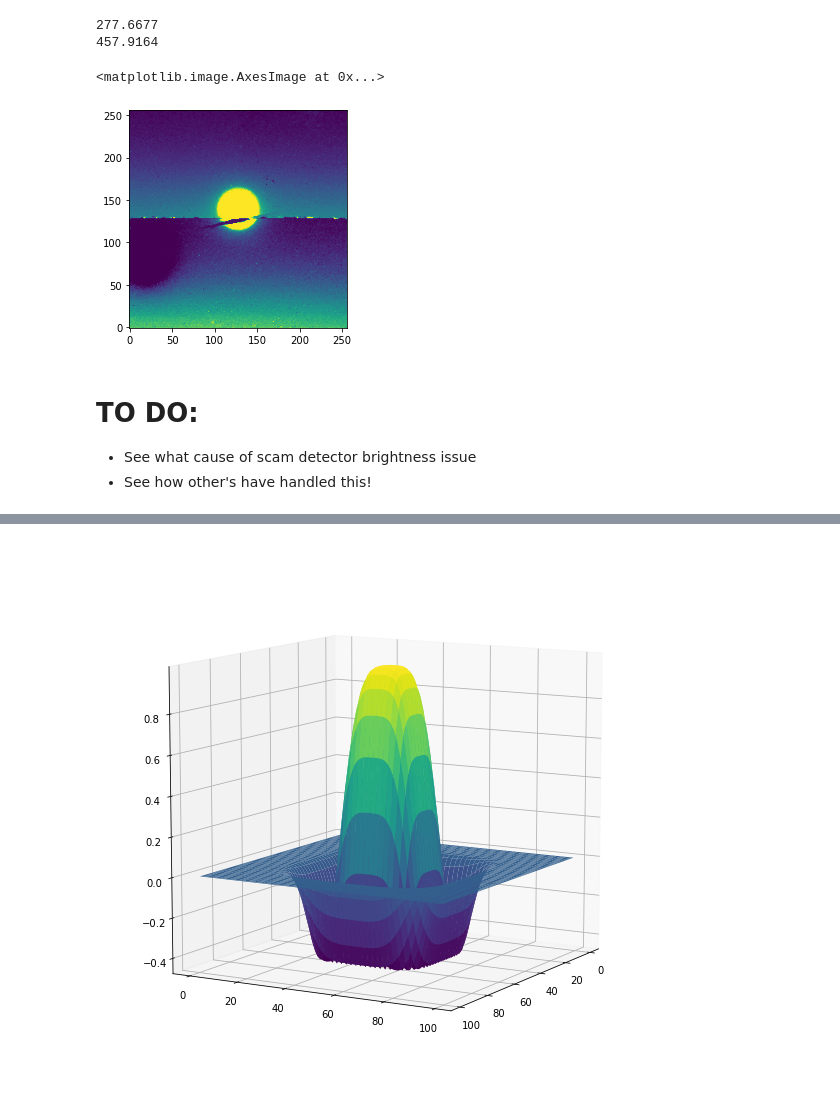
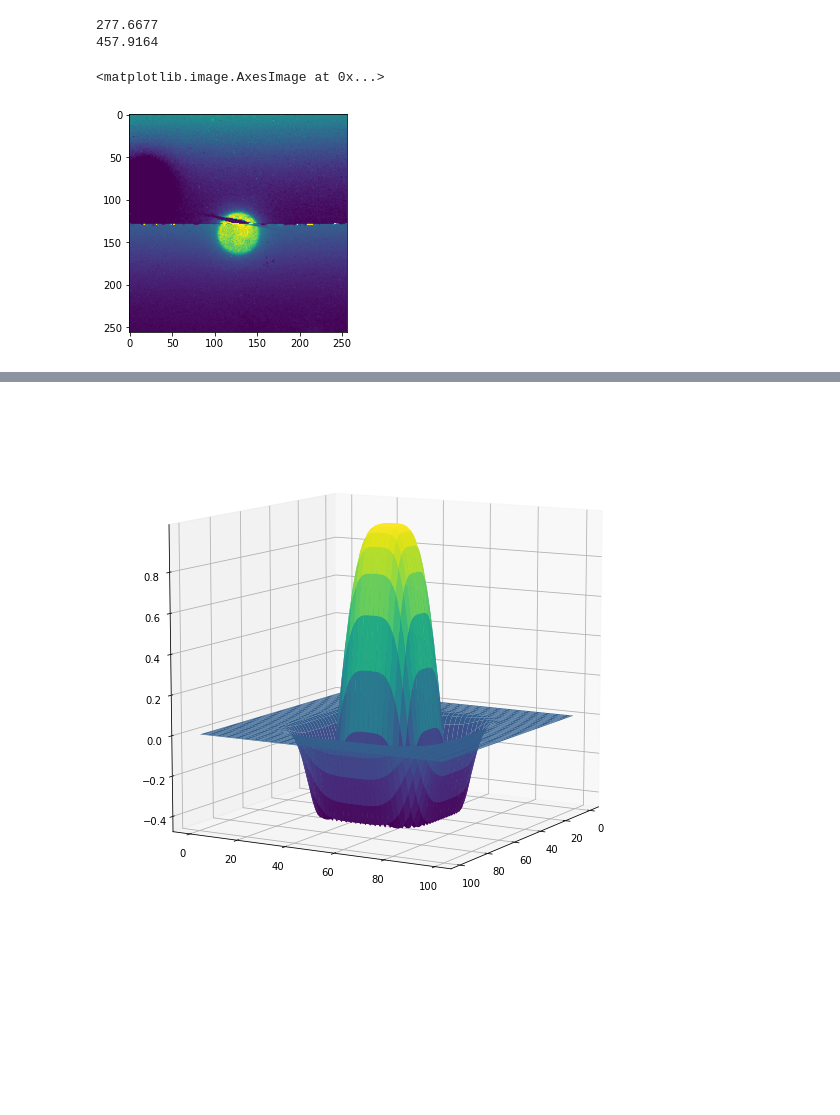
Before and after one commit to RyleighFitz/nirspec_reductions, a Jupyter notebook: 2D_wavelet_centering.ipynb, the cells around one changed output, grey strips where cells are left out. Drawn from its saved outputs; the diff is of its cells as text; code cells hidden in the pictures; blank space fills up the shorter version.

```diff
--- a/2D_wavelet_centering.ipynb
+++ b/2D_wavelet_centering.ipynb
@@ -55,12 +62,0 @@ test[:128,:] = scams_bkg[1].data[:128,:]*scale
-# %%
-#Some thresholding to get rid of noise
-test[test < 10] = 0
-test[test > 3000] = 3000
-plt.imshow(test, vmin=0, vmax = 2000, origin='lower')
-# %% [output]
-<matplotlib.image.AxesImage at 0x...>
-[figure, removed]
-# %% [markdown]
-# TO DO:
- - See what cause of scam detector brightness issue
- - See how other's have handled this!
@@ -67,3 +72,8 @@ plt.imshow(test, vmin=0, vmax = 2000, origin='lower')
+# %%
+plt.imshow(scaled, vmin=0, vmax=3000)
+# %% [output]
+<matplotlib.image.AxesImage at 0x...>
+[figure, added]
 # %%
 %matplotlib inline
 fig = plt.figure(figsize=(10,10))
```
Also changed, not shown: parts of 24 cells of this notebook, 1 other file.
